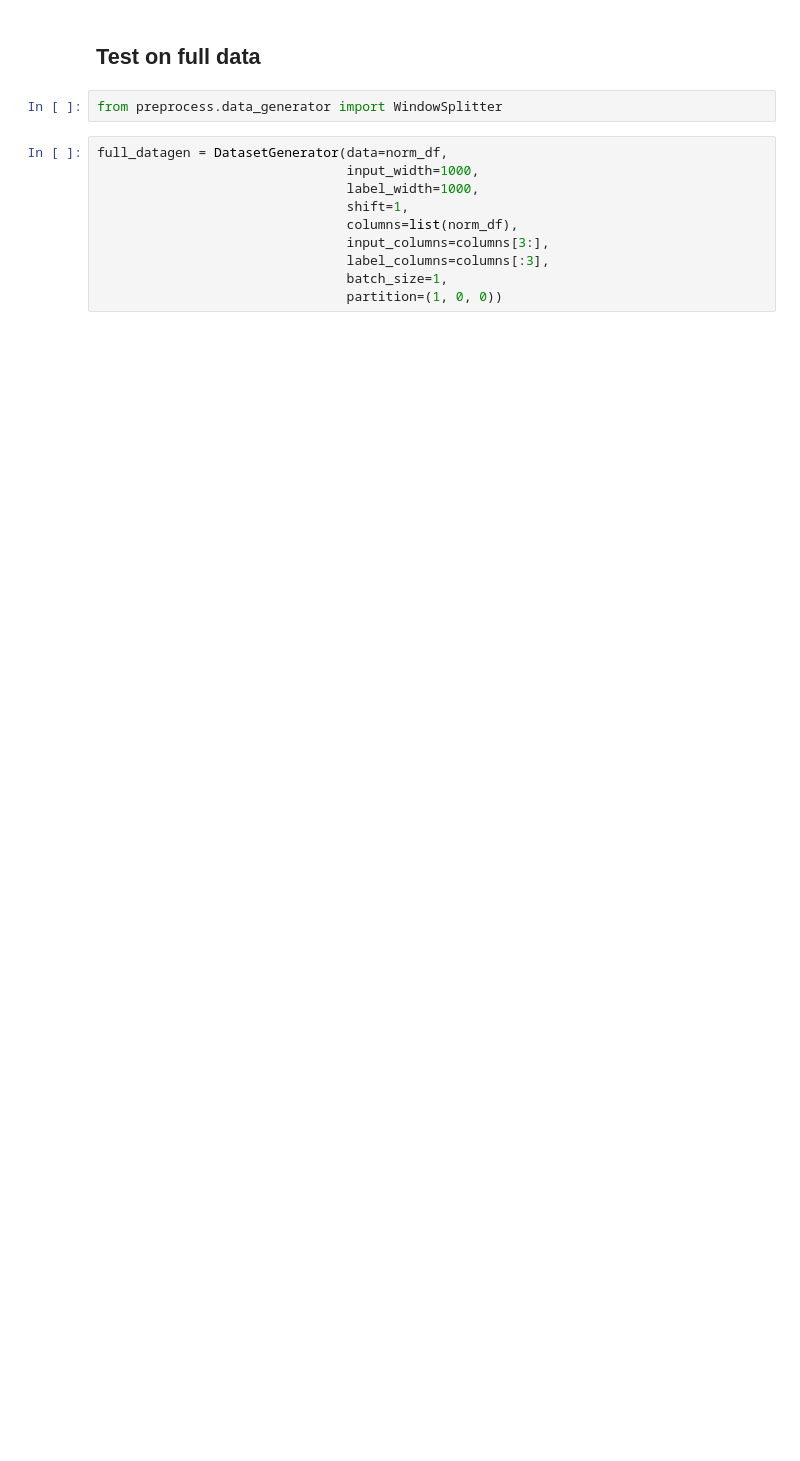
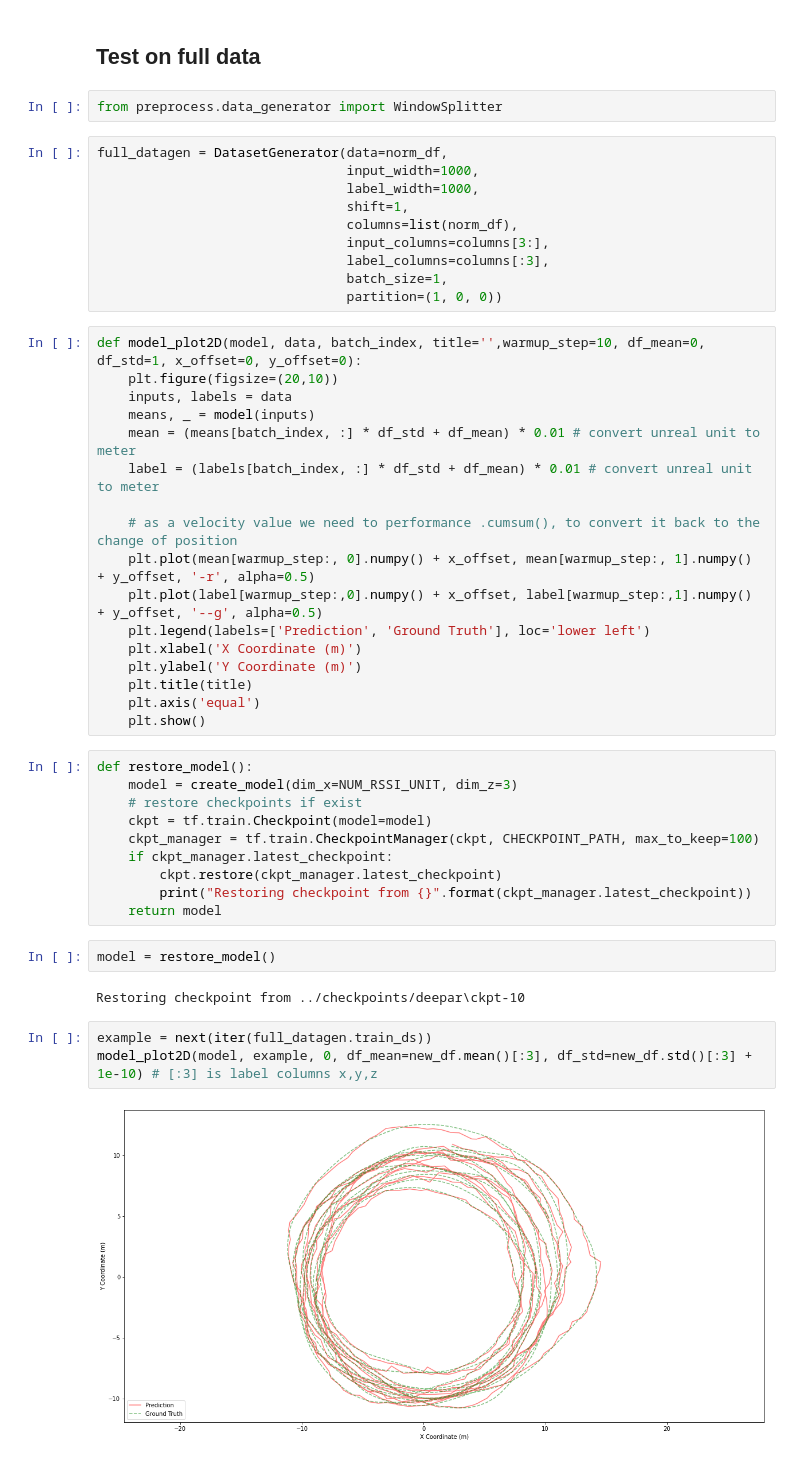
Before and after one commit to codelzz/WirelessDT, a Jupyter notebook: Source/WiTracingPy/jupyter/trainer.ipynb, the cells around one changed output. Drawn from its saved outputs; the diff is of its cells as text; blank space fills up the shorter version.

```diff
--- a/Source/WiTracingPy/jupyter/trainer.ipynb
+++ b/Source/WiTracingPy/jupyter/trainer.ipynb
@@ -164,3 +181,39 @@ full_datagen = DatasetGenerator(data=norm_df,
                                 label_columns=columns[:3],
                                 batch_size=1,
                                 partition=(1, 0, 0))
+# %%
+def model_plot2D(model, data, batch_index, title='',warmup_step=10, df_mean=0, df_std=1, x_offset=0, y_offset=0):
+    plt.figure(figsize=(20,10))
+    inputs, labels = data
+    means, _ = model(inputs)
+    mean = (means[batch_index, :] * df_std + df_mean) * 0.01 # convert unreal unit to meter
+    label = (labels[batch_index, :] * df_std + df_mean) * 0.01 # convert unreal unit to meter
+
+    # as a velocity value we need to performance .cumsum(), to convert it back to the change of position
+    plt.plot(mean[warmup_step:, 0].numpy() + x_offset, mean[warmup_step:, 1].numpy() + y_offset, '-r', alpha=0.5)
+    plt.plot(label[warmup_step:,0].numpy() + x_offset, label[warmup_step:,1].numpy() + y_offset, '--g', alpha=0.5)
+    plt.legend(labels=['Prediction', 'Ground Truth'], loc='lower left')
+    plt.xlabel('X Coordinate (m)')
+    plt.ylabel('Y Coordinate (m)')
+    plt.title(title)
+    plt.axis('equal')
+    plt.show()
+# %%
+def restore_model():
+    model = create_model(dim_x=NUM_RSSI_UNIT, dim_z=3)
+    # restore checkpoints if exist
+    ckpt = tf.train.Checkpoint(model=model)
+    ckpt_manager = tf.train.CheckpointManager(ckpt, CHECKPOINT_PATH, max_to_keep=100)
+    if ckpt_manager.latest_checkpoint:
+        ckpt.restore(ckpt_manager.latest_checkpoint)
+        print("Restoring checkpoint from {}".format(ckpt_manager.latest_checkpoint))
+    return model
+# %%
+model = restore_model()
+# %% [output]
+Restoring checkpoint from ../checkpoints/deepar\ckpt-10
+# %%
+example = next(iter(full_datagen.train_ds))
+model_plot2D(model, example, 0, df_mean=new_df.mean()[:3], df_std=new_df.std()[:3] + 1e-10) # [:3] is label columns x,y,z
+# %% [output]
+[figure, added]
```
Also changed, not shown: parts of 2 cells of this notebook, 48 other files.
